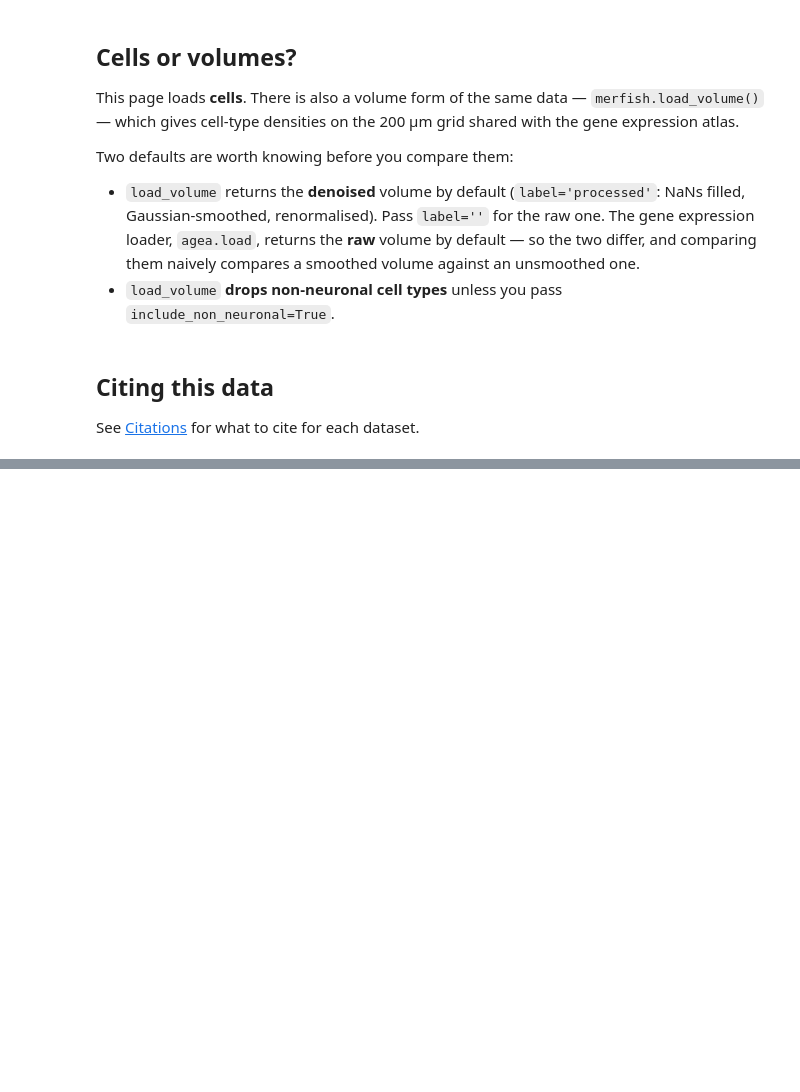
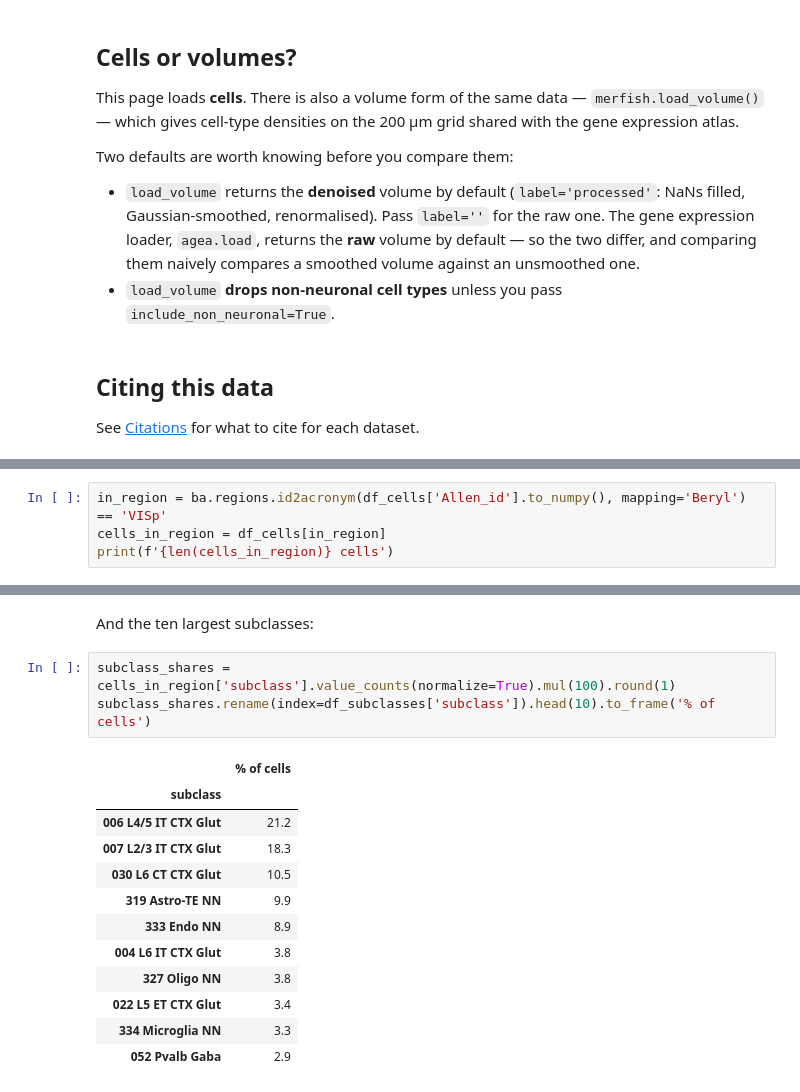
Before and after one commit to int-brain-lab/iblatlas, a Jupyter notebook: docs/how-to/load-merfish.ipynb, the cells around one changed output, grey strips where cells are left out. Drawn from its saved outputs; the diff is of its cells as text; blank space fills up the shorter version.

```diff
--- a/docs/how-to/load-merfish.ipynb
+++ b/docs/how-to/load-merfish.ipynb
@@ -95,0 +99,4 @@ See [Citations](../citations.qmd) for what to cite for each dataset.
+# %%
+in_region = ba.regions.id2acronym(df_cells['Allen_id'].to_numpy(), mapping='Beryl') == 'VISp'
+cells_in_region = df_cells[in_region]
+print(f'{len(cells_in_region)} cells')
@@ -95,0 +121,18 @@ See [Citations](../citations.qmd) for what to cite for each dataset.
+# %% [markdown]
+And the ten largest subclasses:
+# %%
+subclass_shares = cells_in_region['subclass'].value_counts(normalize=True).mul(100).round(1)
+subclass_shares.rename(index=df_subclasses['subclass']).head(10).to_frame('% of cells')
+# %% [output]
+|  | % of cells |
+| subclass |  |
+| 006 L4/5 IT CTX Glut | 21.2 |
+| 007 L2/3 IT CTX Glut | 18.3 |
+| 030 L6 CT CTX Glut | 10.5 |
+| 319 Astro-TE NN | 9.9 |
+| 333 Endo NN | 8.9 |
+| 004 L6 IT CTX Glut | 3.8 |
+| 327 Oligo NN | 3.8 |
+| 022 L5 ET CTX Glut | 3.4 |
+| 334 Microglia NN | 3.3 |
+| 052 Pvalb Gaba | 2.9 |
```
Also changed, not shown: parts of 6 cells of this notebook, 2 other files.
